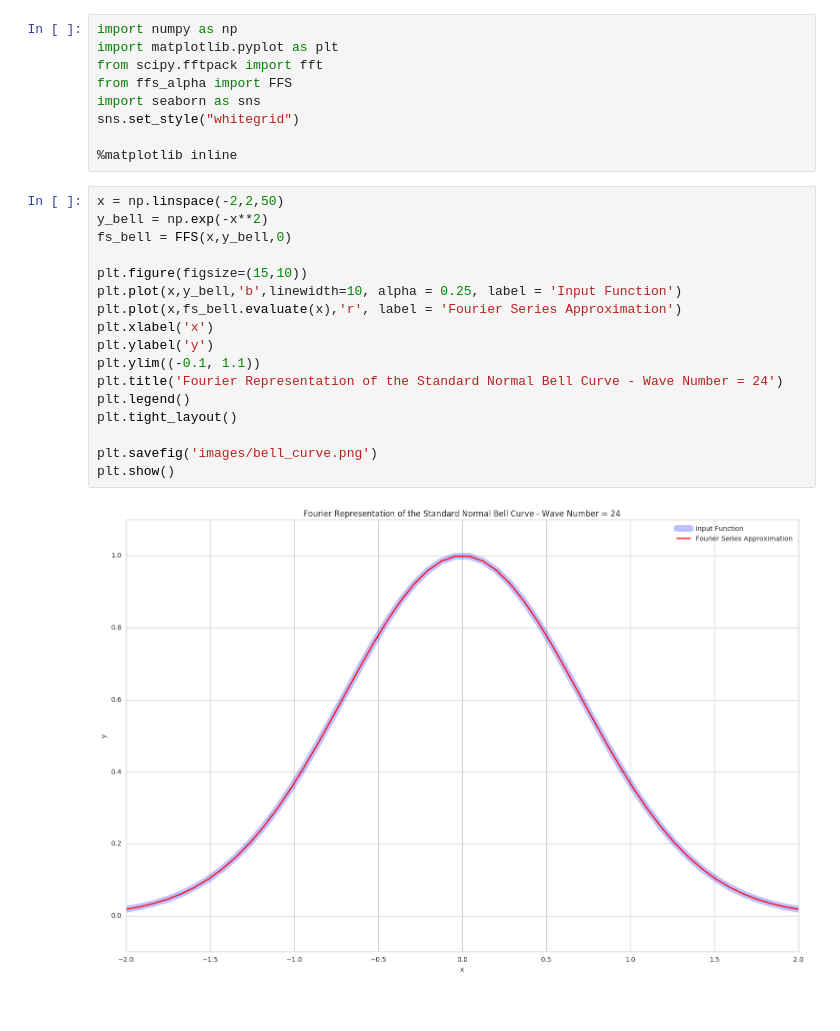
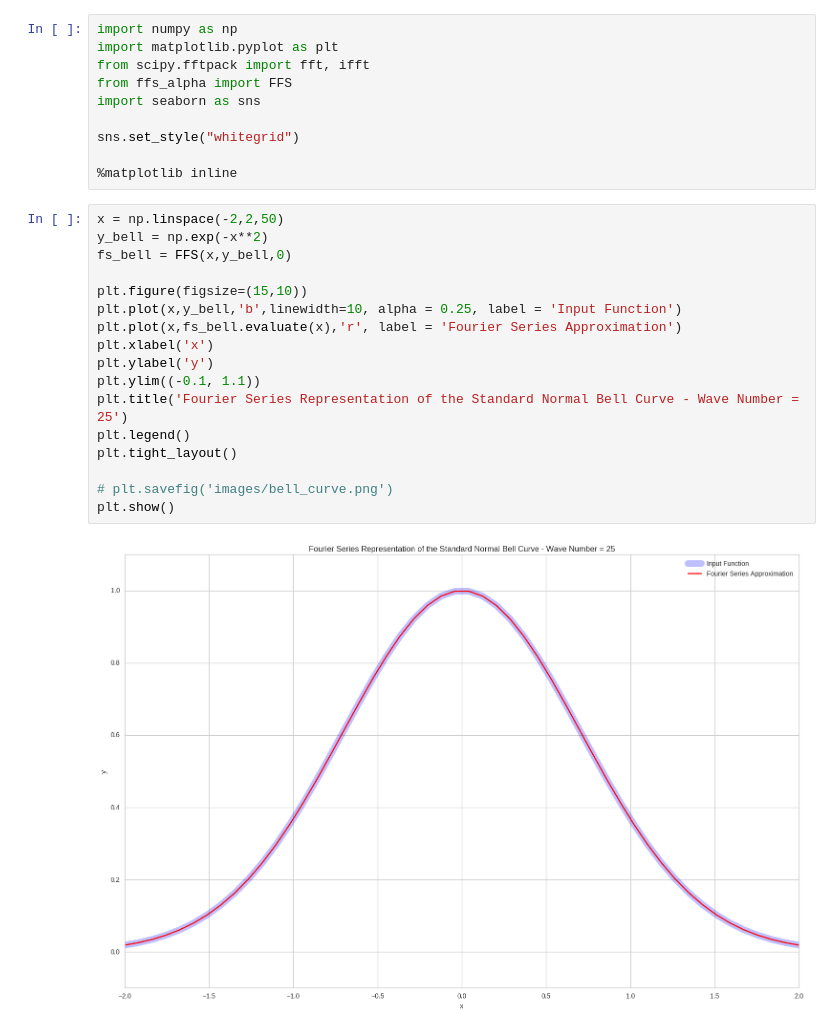
Before and after one commit to jbhersch/fast_fourier_series, a Jupyter notebook: test_ffs.ipynb, the cells around one changed output. Drawn from its saved outputs; the diff is of its cells as text.

Commit message:
started making some plots

```diff
--- a/test_ffs.ipynb
+++ b/test_ffs.ipynb
@@ -1,31 +1,32 @@
 # %%
 import numpy as np
 import matplotlib.pyplot as plt
-from scipy.fftpack import fft
+from scipy.fftpack import fft, ifft
 from ffs_alpha import FFS
 import seaborn as sns
+
 sns.set_style("whitegrid")
 
 %matplotlib inline
 # %%
 x = np.linspace(-2,2,50)
 y_bell = np.exp(-x**2)
 fs_bell = FFS(x,y_bell,0)
 
 plt.figure(figsize=(15,10))
 plt.plot(x,y_bell,'b',linewidth=10, alpha = 0.25, label = 'Input Function')
 plt.plot(x,fs_bell.evaluate(x),'r', label = 'Fourier Series Approximation')
 plt.xlabel('x')
 plt.ylabel('y')
 plt.ylim((-0.1, 1.1))
-plt.title('Fourier Representation of the Standard Normal Bell Curve - Wave Number = 24')
+plt.title('Fourier Series Representation of the Standard Normal Bell Curve - Wave Number = 25')
 plt.legend()
 plt.tight_layout()
 
-plt.savefig('images/bell_curve.png')
+# plt.savefig('images/bell_curve.png')
 plt.show()
 # %% [output]
-[figure, old version]
+[figure, new version]
 # %%
 plt.figure(figsize=(15,10))
 plt.plot(x,y_bell,'b',linewidth=10, alpha = 0.25, label = 'Input Function')
```
Also changed, not shown: parts of 16 cells of this notebook, 11 other files.
